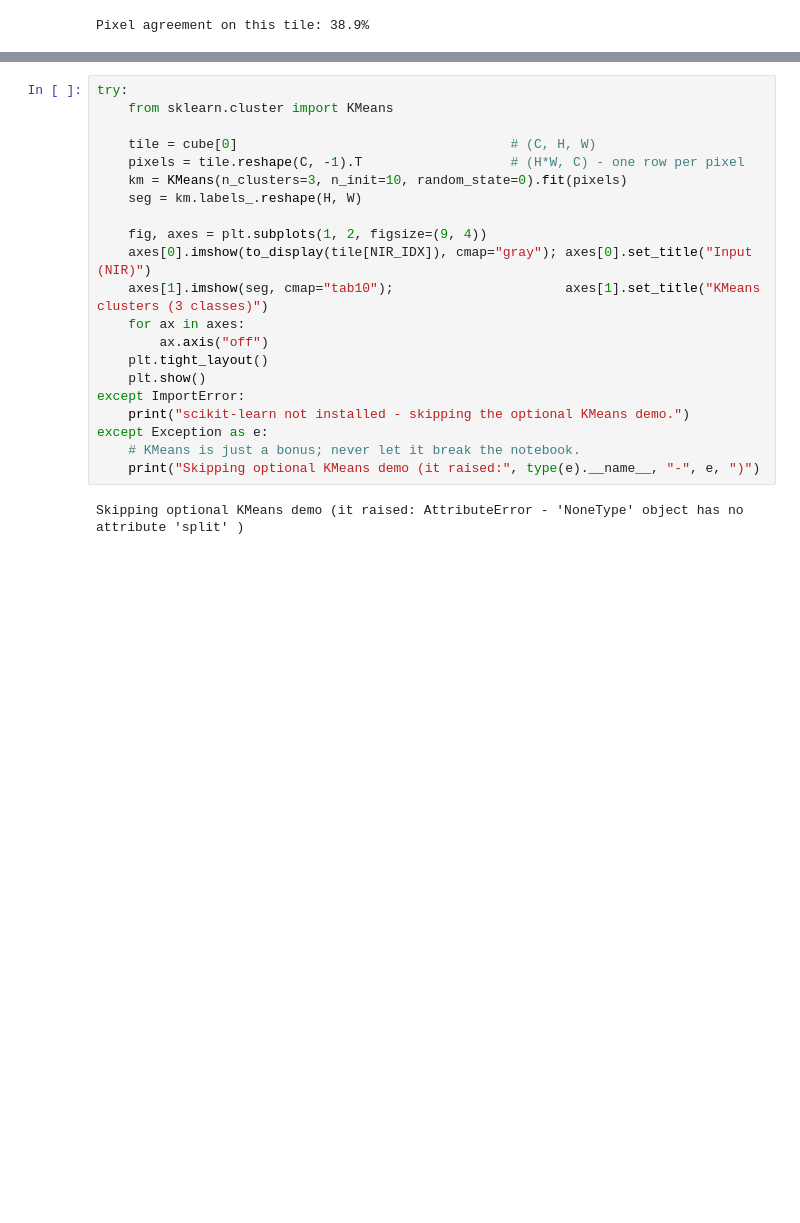
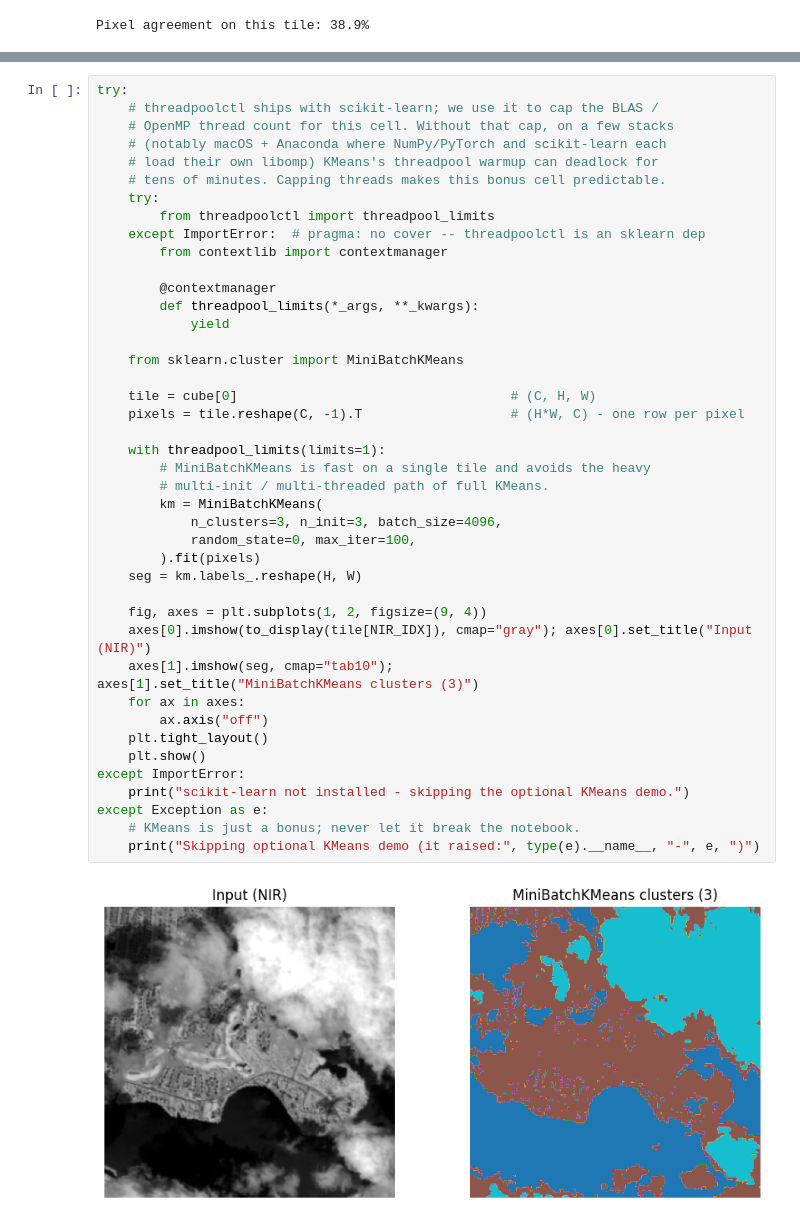
Before and after one commit to buckai-observatory/geoai-datacubes, a Jupyter notebook: notebooks/02_minicube_ml_quickstart.ipynb, the cells around one changed output, grey strips where cells are left out. Cells and saved outputs as stored; diff of their text form; blank space fills up the shorter version.

```diff
--- a/notebooks/02_minicube_ml_quickstart.ipynb
+++ b/notebooks/02_minicube_ml_quickstart.ipynb
@@ -518,26 +652,47 @@ class. This is a quick way to get a first "segmentation" of a scene. (Requires
 # %%
 try:
-    from sklearn.cluster import KMeans
+    # threadpoolctl ships with scikit-learn; we use it to cap the BLAS /
+    # OpenMP thread count for this cell. Without that cap, on a few stacks
+    # (notably macOS + Anaconda where NumPy/PyTorch and scikit-learn each
+    # load their own libomp) KMeans's threadpool warmup can deadlock for
+    # tens of minutes. Capping threads makes this bonus cell predictable.
+    try:
+        from threadpoolctl import threadpool_limits
+    except ImportError:  # pragma: no cover -- threadpoolctl is an sklearn dep
+        from contextlib import contextmanager
+
+        @contextmanager
+        def threadpool_limits(*_args, **_kwargs):
+            yield
+
+    from sklearn.cluster import MiniBatchKMeans
 
     tile = cube[0]                                   # (C, H, W)
     pixels = tile.reshape(C, -1).T                   # (H*W, C) - one row per pixel
-    km = KMeans(n_clusters=3, n_init=10, random_state=0).fit(pixels)
+
+    with threadpool_limits(limits=1):
+        # MiniBatchKMeans is fast on a single tile and avoids the heavy
+        # multi-init / multi-threaded path of full KMeans.
+        km = MiniBatchKMeans(
+            n_clusters=3, n_init=3, batch_size=4096,
+            random_state=0, max_iter=100,
+        ).fit(pixels)
     seg = km.labels_.reshape(H, W)
 
     fig, axes = plt.subplots(1, 2, figsize=(9, 4))
     axes[0].imshow(to_display(tile[NIR_IDX]), cmap="gray"); axes[0].set_title("Input (NIR)")
-    axes[1].imshow(seg, cmap="tab10");                      axes[1].set_title("KMeans clusters (3 classes)")
+    axes[1].imshow(seg, cmap="tab10");                      axes[1].set_title("MiniBatchKMeans clusters (3)")
     for ax in axes:
         ax.axis("off")
     plt.tight_layout()
     plt.show()
 except ImportError:
     print("scikit-learn not installed - skipping the optional KMeans demo.")
 except Exception as e:
     # KMeans is just a bonus; never let it break the notebook.
     print("Skipping optional KMeans demo (it raised:", type(e).__name__, "-", e, ")")
 # %% [output]
-Skipping optional KMeans demo (it raised: AttributeError - 'NoneType' object has no attribute 'split' )
+[figure, added]
 # %% [markdown]
 ## 5. Next steps: use *your own* data cube
 
```
Also changed, not shown: parts of 12 cells of this notebook.
